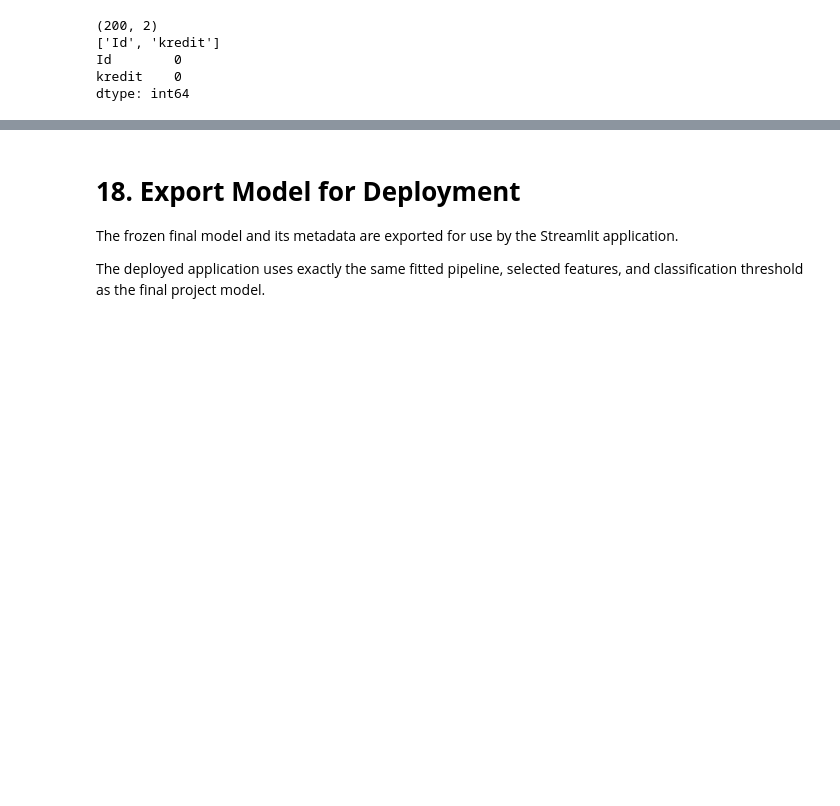
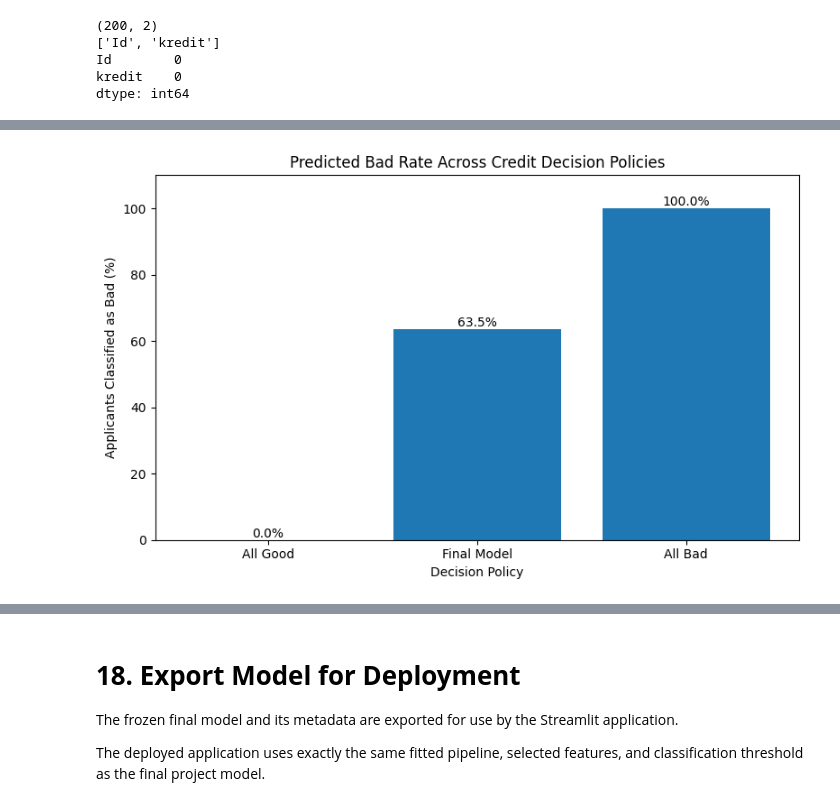
Before and after one commit to tnamgia76-debug/DS66B_group_5-German-Credit_Statistic, a Jupyter notebook: main_v2.ipynb, the cells around one changed output, grey strips where cells are left out. Drawn from its saved outputs; the diff is of its cells as text; code cells hidden in the pictures; blank space fills up the shorter version.

```diff
--- a/main_v2.ipynb
+++ b/main_v2.ipynb
@@ -4263,0 +4593,39 @@ dtype: int64
+# %%
+fig, ax = plt.subplots(figsize=(8, 5))
+
+bars = ax.bar(
+    plot_data["Strategy"],
+    plot_data["Predicted Bad Rate"] * 100
+)
+
+ax.set_title("Predicted Bad Rate Across Credit Decision Policies")
+
+ax.set_ylabel("Applicants Classified as Bad (%)")
+
+ax.set_xlabel("Decision Policy")
+
+ax.set_ylim(0, 110)
+
+
+for bar, value in zip(
+    bars,
+    plot_data["Predicted Bad Rate"] * 100
+):
+
+    ax.text(
+        bar.get_x()
+        + bar.get_width() / 2,
+
+        bar.get_height(),
+
+        f"{value:.1f}%",
+
+        ha="center",
+        va="bottom"
+    )
+
+
+plt.tight_layout()
+plt.show()
+# %% [output]
+[figure, added]
```
Also changed, not shown: parts of 16 cells of this notebook.
